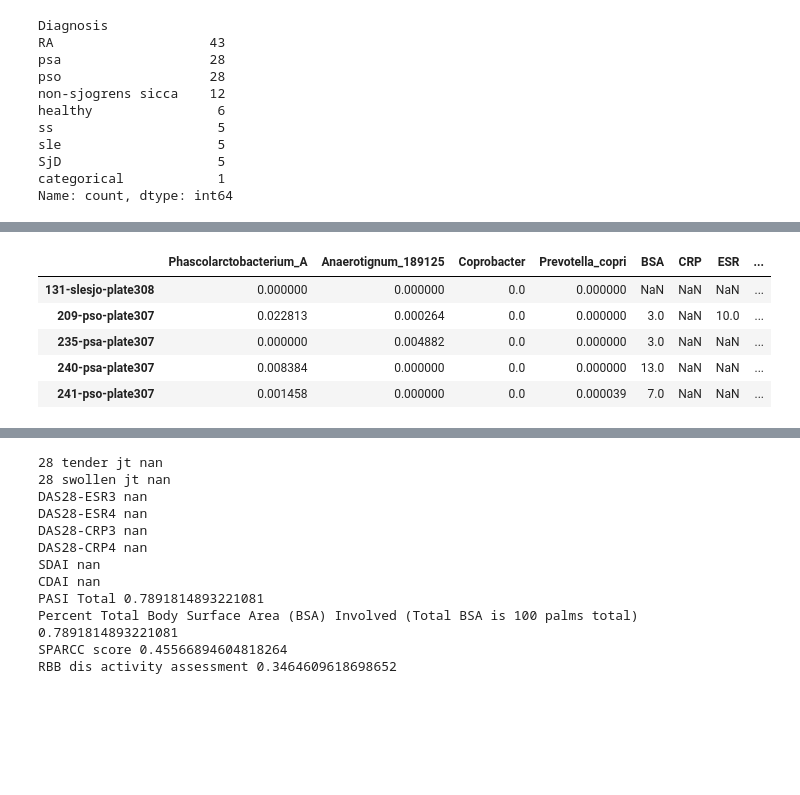
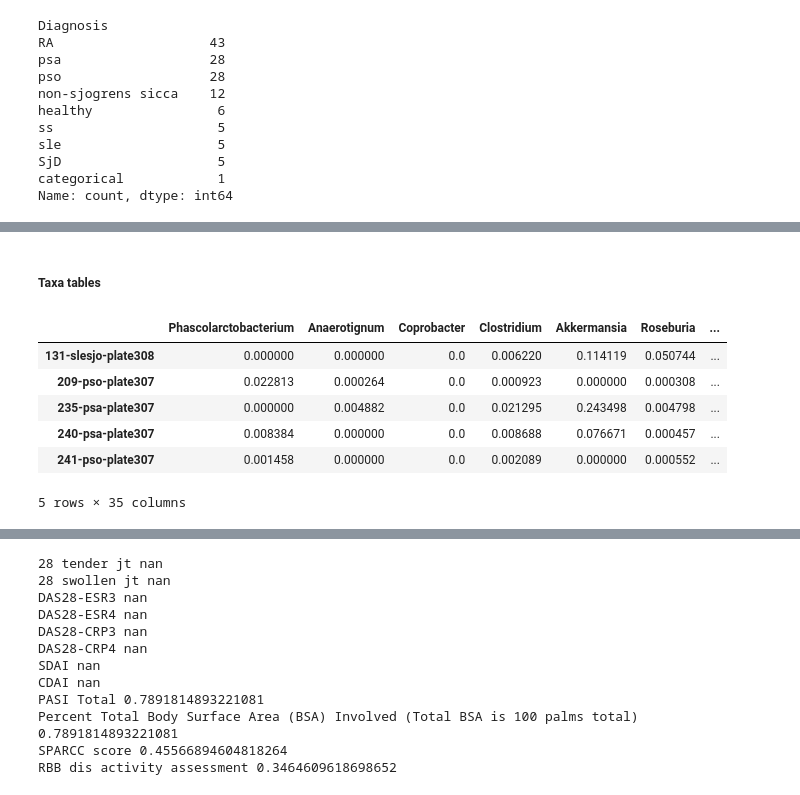
Before and after one commit to kbpi314/ampaim, a Jupyter notebook: code/AMPAIM_v10.ipynb, the cells around one changed output, grey strips where cells are left out. Cells and saved outputs as stored; diff of their text form; code cells hidden in the pictures; blank space fills up the shorter version.

```diff
--- a/code/AMPAIM_v10.ipynb
+++ b/code/AMPAIM_v10.ipynb
@@ -189,6 +191,9 @@ df_cdp['Batch'] = 'CDP'
 
 # load MSQ141
 df_141 = pd.read_csv(path + 'inputs/qiime_mapping_file_MSQ141.tsv', sep='\t')
+
+# rename Age at Visit to Age
+df_141.columns = df_141.columns.map(lambda x: x.replace('AgeAtVisit','Age') )
 
 # drop row 0 (#q2types) prior to merge
 df_141 = df_141.iloc[1:,:]
@@ -363,6 +370,9 @@ Name: count, dtype: int64
 df_alpha = pd.read_csv(path + 'inputs/Q2_MSQ138_141_noctrl_noeiser_nocd_correct/metadata.tsv', sep='\t')
 df_alpha = df_alpha.iloc[1:,:]
 df_alpha = df_alpha.set_index('id')
+
+# merge AgeAtVisit and Age
+df_alpha['Age'] = df_alpha['Age'].fillna(df_alpha['AgeAtVisit'])
 
 # convert to float
 df_alpha['shannon_entropy'] = df_alpha['shannon_entropy'].map(lambda x: float(x))
@@ -384,6 +394,8 @@ df_med['sum'] = df_med[['mtx','CurrentBiologics','CurrentOtherDMARDs','HxBiologi
 # convert medication into binary
 # df_med['Medication'] = df_med['Medication'].apply(lambda x: 'NoMed' if x == 'NoMed' else 'Med')
 df_med['Medication_Status'] = df_med['sum'].apply(lambda x: 'Med' if x > 0 else 'NoMed')
+df_med['Medication_Status2'] = df_med['sum'].apply(lambda x: 'Treated' if x > 0 else 'Untreated')
+
 # df_med['Medication'] = df_med.apply(lambda row: 'NoMed' if row['Medication_Status'] == 'NoMed' else row['Medication'], axis=1)
 
 # export for R
@@ -723,3 +844,5 @@ df_meta_XvH.head()
+# %% [markdown]
+##### Taxa tables #####
 # %%
 # unnormalized OTU table level-6 also has metadata in it! nice
 # from taxa_bar_plot.qzv
@@ -750,49 +873,87 @@ for l in levels:
     df_otu = df_otu.div(df_otu.sum(axis=1), axis=0)
     df_otu.to_csv(path + 'inputs/Q2_MSQ138_141_noctrl_noeiser_nocd_correct/otu_table_L' + str(l) + '.csv')
 
+    # merge clostridia
+    clost = []
+    for x in df_otu.columns:
+        if 'clostr' in x:
+            clost.append(x)
+
+    df_otu['Clostridium'] = df_otu.loc[:,clost].sum(axis=1)
+
     # take taxa of interest
     # d__Bacteria;p__Firmicutes_C;c__Negativicutes;o__Acidaminococcales;f__Acidaminococcaceae;g__Phascolarctobacterium_A
     # d__Bacteria;p__Firmicutes_A;c__Clostridia_258483;o__Lachnospirales;f__Anaerotignaceae;g__Anaerotignum_189125
     # d__Bacteria;p__Bacteroidota;c__Bacteroidia;o__Bacteroidales;f__Bacteroidaceae;g__Prevotella;s__Prevotella copri
     taxa = {}
     taxa['L3'] = []
     taxa['L6'] = ['d__Bacteria;p__Firmicutes_C;c__Negativicutes;o__Acidaminococcales;f__Acidaminococcaceae;g__Phascolarctobacterium_A',
                   'd__Bacteria;p__Firmicutes_A;c__Clostridia_258483;o__Lachnospirales;f__Anaerotignaceae;g__Anaerotignum_189125',
-                  'd__Bacteria;p__Bacteroidota;c__Bacteroidia;o__Bacteroidales;f__Coprobacteraceae;g__Coprobacter']
+                  'd__Bacteria;p__Bacteroidota;c__Bacteroidia;o__Bacteroidales;f__Coprobacteraceae;g__Coprobacter',
+                 'Clostridium',
+                  'd__Bacteria;p__Verrucomicrobiota;c__Verrucomicrobiae;o__Verrucomicrobiales;f__Akkermansiaceae;g__Akkermansia',
+                  'd__Bacteria;p__Firmicutes_A;c__Clostridia_258483;o__Lachnospirales;f__Lachnospiraceae;g__Roseburia',
+                  'd__Bacteria;p__Firmicutes_A;c__Clostridia_258483;o__Oscillospirales;f__Ruminococcaceae;g__Faecalibacterium']
+
+
     taxa['L7'] = ['d__Bacteria;p__Bacteroidota;c__Bacteroidia;o__Bacteroidales;f__Bacteroidaceae;g__Prevotella;s__Prevotella copri']
     renamed = {}
     renamed['L3'] = []
-    renamed['L6'] = ['Phascolarctobacterium_A', 'Anaerotignum_189125', 'Coprobacter']
+    renamed['L6'] = ['Phascolarctobacterium', 'Anaerotignum', 'Coprobacter', 'Clostridium', 'Akkermansia', 'Roseburia','Faecalibacterium']
     renamed['L7'] = ['Prevotella_copri']
 
     df_otu_spec = df_otu.loc[:,taxa['L' + str(l)]]
     df_otu_spec.columns = renamed['L' + str(l)]
 
     # reappend dx
     df_otu = pd.concat([df_otu, df_meta.loc[:,['BSA','CRP','ESR','SJC','TJC','Diagnosis']]],axis=1)
     df_otu = rename_df(df_otu, 'Diagnosis')
     df_otu.to_csv(path + 'inputs/otu_table_L' + str(l) + '_meta.csv')
 
     # add to dict
     L_to_otu[level] = df_otu
     df_otu_spec = pd.concat([df_otu_spec, df_meta.loc[:,['BSA','CRP','ESR','SJC','TJC','Diagnosis']]],axis=1)
-
-    y = list(df_otu_spec['CRP'].values.astype(float))
-    y = [x for x in y if x != 0]
-    y = [x for x in y if x != np.nan]
-
-    df_otu_spec['CRP'] = df_otu_spec['CRP'].apply(lambda x: np.log(float(x) + np.nanmin(y)))
-
     df_otu_spec = rename_df(df_otu_spec, 'Diagnosis')
     L_to_spec_otu[level] = df_otu_spec
 
 df = pd.concat([L_to_spec_otu['L6'].loc[:,renamed['L6']], L_to_spec_otu['L7']], axis=1)
-df.to_csv(path + 'inputs/df_otu_meta_logt.csv')
+
+# df.to_csv(path + 'inputs/df_otu_meta_logt.csv')
+# df.to_csv(path + 'inputs/df_otu_meta.csv')
+
+# rename
+df = pd.concat([df, df_fxn[['Metabolism|Glycan biosynthesis and metabolism|Mannose type O-glycan biosynthesis',
+                           'Metabolism|Carbohydrate metabolism|Butanoate metabolism',
+                           'Metabolism|Carbohydrate metabolism|Propanoate metabolism']]], axis=1)
+df = df.rename(columns={'Metabolism|Glycan biosynthesis and metabolism|Mannose type O-glycan biosynthesis':'Mannose_Biosynthesis',
+                        'Metabolism|Carbohydrate metabolism|Butanoate metabolism': 'Butanoate_Metabolism',
+                        'Metabolism|Carbohydrate metabolism|Propanoate metabolism': 'Propanoate_Metabolism'})
+
+# create col for dx yes no
+df['DiagnosisAIMD'] = df['Diagnosis'].map(lambda x: 'Healthy' if x == 'Healthy' else 'AIMD')
+
+# save non log transformed
+df.to_csv(path + 'inputs/df_otu_meta_fxn.csv')
+
+# log transform
+v_to_min = {}
+vars = ['Phascolarctobacterium', 'Coprobacter','CRP','Clostridium','Mannose_Biosynthesis', 'Akkermansia', 'Roseburia','Faecalibacterium']
+for var in vars:
+    df[var] = df[var].astype(float)
+    v_to_min[var] = np.min(df[df[var] != 0][var])
+    df['log' + '(' + var + ')'] = df[var].apply(lambda x: np.log(x + v_to_min[var]/2))
+    df['log' + var] = df[var].apply(lambda x: np.log(x + v_to_min[var]/2))
+
+
+df = pd.concat([df, df_alpha['shannon_entropy']], axis=1)
+
+df.to_csv(path + 'inputs/df_otu_meta_fxn_logt.csv')
 df.head()
 # %% [output]
-|  | Phascolarctobacterium_A | Anaerotignum_189125 | Coprobacter | Prevotella_copri | BSA | CRP | ESR | ... |
-| 131-slesjo-plate308 | 0.000000 | 0.000000 | 0.0 | 0.000000 | NaN | NaN | NaN | ... |
-| 209-pso-plate307 | 0.022813 | 0.000264 | 0.0 | 0.000000 | 3.0 | NaN | 10.0 | ... |
-| 235-psa-plate307 | 0.000000 | 0.004882 | 0.0 | 0.000000 | 3.0 | NaN | NaN | ... |
-| 240-psa-plate307 | 0.008384 | 0.000000 | 0.0 | 0.000000 | 13.0 | NaN | NaN | ... |
-| 241-pso-plate307 | 0.001458 | 0.000000 | 0.0 | 0.000039 | 7.0 | NaN | NaN | ... |
+|  | Phascolarctobacterium | Anaerotignum | Coprobacter | Clostridium | Akkermansia | Roseburia | ... |
+| 131-slesjo-plate308 | 0.000000 | 0.000000 | 0.0 | 0.006220 | 0.114119 | 0.050744 | ... |
+| 209-pso-plate307 | 0.022813 | 0.000264 | 0.0 | 0.000923 | 0.000000 | 0.000308 | ... |
+| 235-psa-plate307 | 0.000000 | 0.004882 | 0.0 | 0.021295 | 0.243498 | 0.004798 | ... |
+| 240-psa-plate307 | 0.008384 | 0.000000 | 0.0 | 0.008688 | 0.076671 | 0.000457 | ... |
+| 241-pso-plate307 | 0.001458 | 0.000000 | 0.0 | 0.002089 | 0.000000 | 0.000552 | ... |
+5 rows × 35 columns
```
Also changed, not shown: parts of 63 cells of this notebook, 11 other files.
